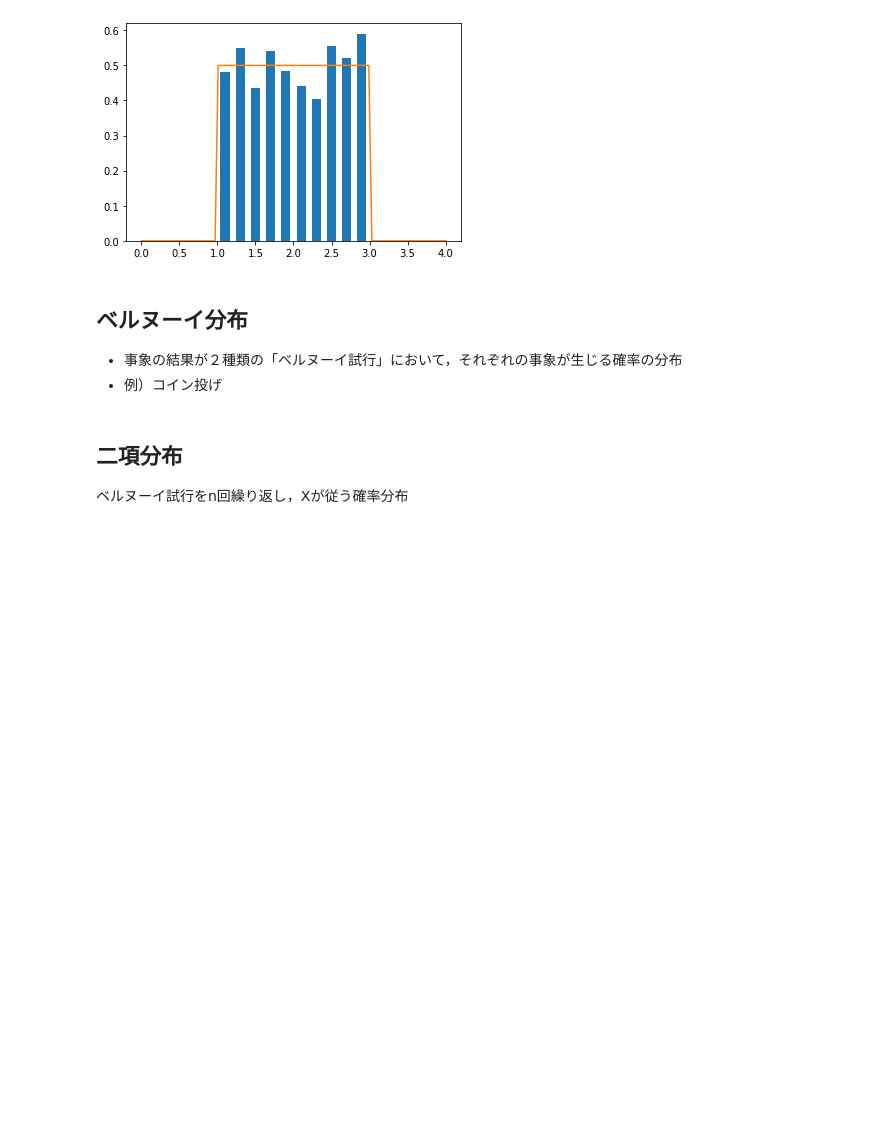
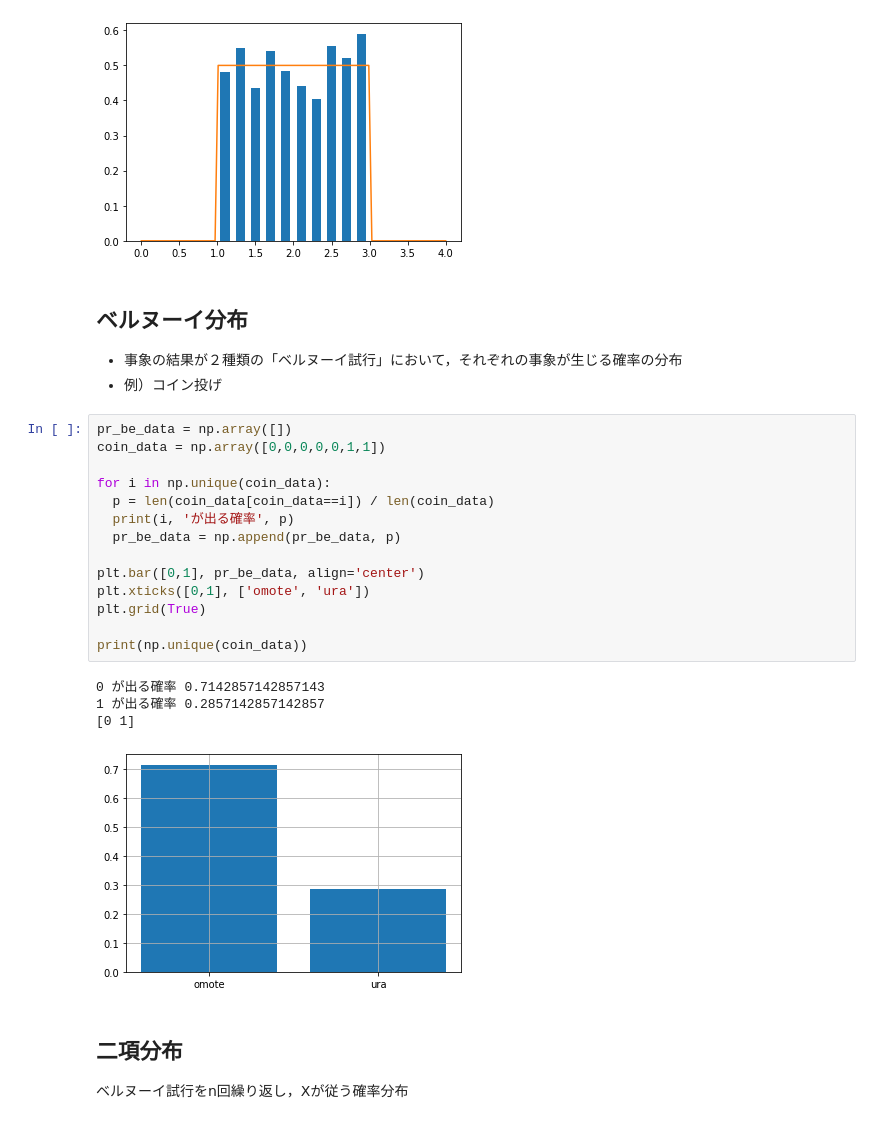
Before and after one commit to MuNeNICK/Probability_Statics_1, a Jupyter notebook: 5430_0721.ipynb, the cells around one changed output. Cells and saved outputs as stored; diff of their text form; blank space fills up the shorter version.

```diff
--- a/5430_0721.ipynb
+++ b/5430_0721.ipynb
@@ -62,6 +92,25 @@ plt.plot(x, uni_pdf)
 ## ベルヌーイ分布
 *   事象の結果が２種類の「ベルヌーイ試行」において，それぞれの事象が生じる確率の分布
 *   例）コイン投げ
+# %%
+pr_be_data = np.array([])
+coin_data = np.array([0,0,0,0,0,1,1])
+
+for i in np.unique(coin_data):
+  p = len(coin_data[coin_data==i]) / len(coin_data)
+  print(i, 'が出る確率', p)
+  pr_be_data = np.append(pr_be_data, p)
+
+plt.bar([0,1], pr_be_data, align='center')
+plt.xticks([0,1], ['omote', 'ura'])
+plt.grid(True)
+
+print(np.unique(coin_data))
+# %% [output]
+0 が出る確率 0.7142857142857143
+1 が出る確率 0.2857142857142857
+[0 1]
+[figure, added]
 # %% [markdown]
 ## 二項分布
 ベルヌーイ試行をn回繰り返し，Xが従う確率分布</br>
```
Also changed, not shown: parts of 10 cells of this notebook.
